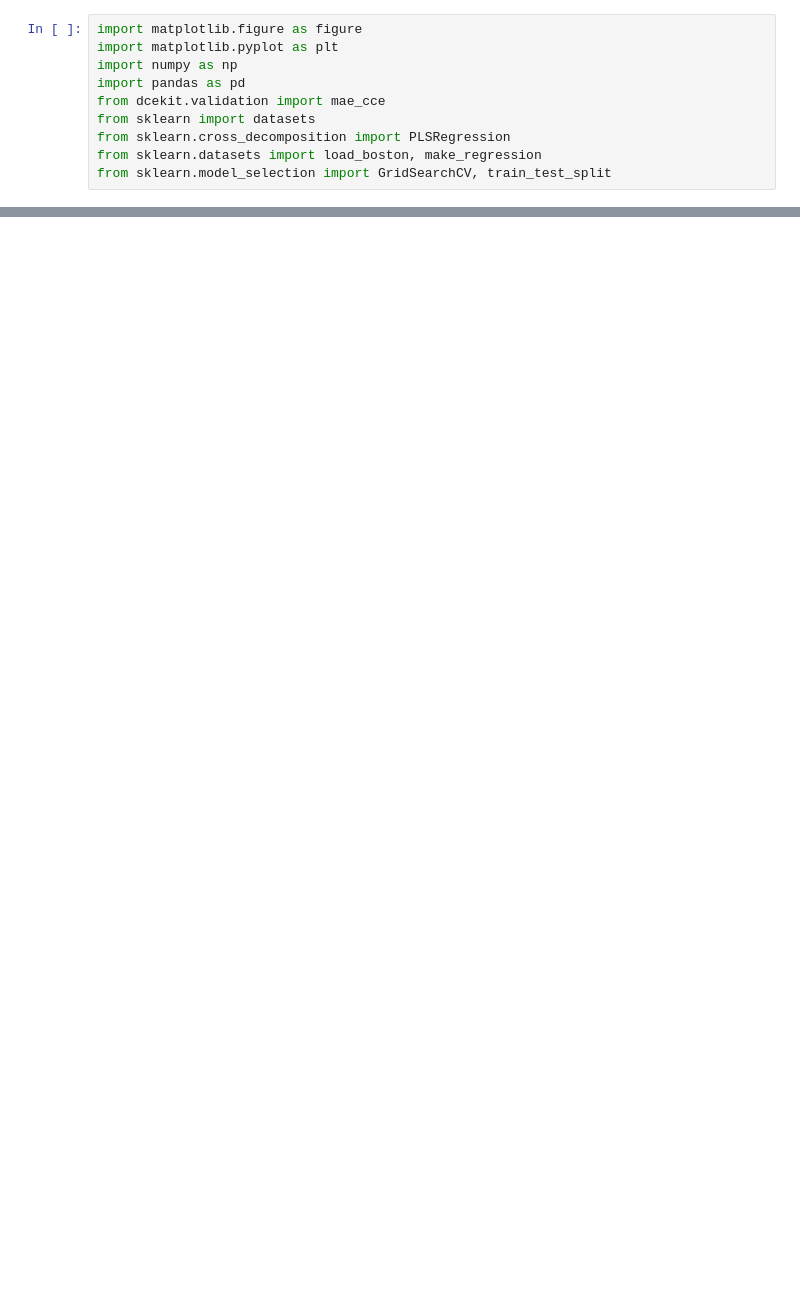
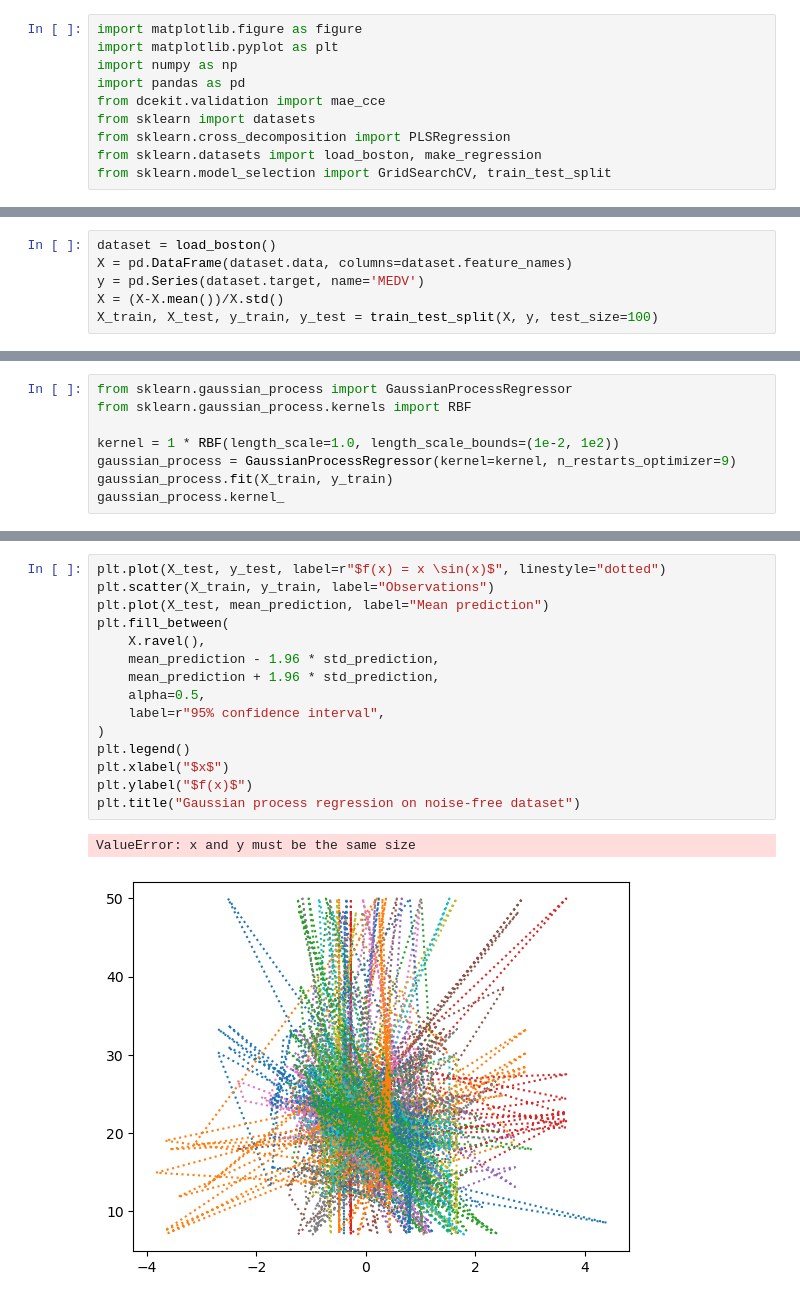
Before and after one commit to zakihir0/code, a Jupyter notebook: test.ipynb, the cells around one changed output, grey strips where cells are left out. Drawn from its saved outputs; the diff is of its cells as text; blank space fills up the shorter version.

```diff
--- a/test.ipynb
+++ b/test.ipynb
@@ -172,0 +342,6 @@ MAEp: 0.6865089734406576
+# %%
+dataset = load_boston()
+X = pd.DataFrame(dataset.data, columns=dataset.feature_names)
+y = pd.Series(dataset.target, name='MEDV')
+X = (X-X.mean())/X.std()
+X_train, X_test, y_train, y_test = train_test_split(X, y, test_size=100)
@@ -172,0 +366,8 @@ MAEp: 0.6865089734406576
+# %%
+from sklearn.gaussian_process import GaussianProcessRegressor
+from sklearn.gaussian_process.kernels import RBF
+
+kernel = 1 * RBF(length_scale=1.0, length_scale_bounds=(1e-2, 1e2))
+gaussian_process = GaussianProcessRegressor(kernel=kernel, n_restarts_optimizer=9)
+gaussian_process.fit(X_train, y_train)
+gaussian_process.kernel_
@@ -172,0 +395,18 @@ MAEp: 0.6865089734406576
+# %%
+plt.plot(X_test, y_test, label=r"$f(x) = x \sin(x)$", linestyle="dotted")
+plt.scatter(X_train, y_train, label="Observations")
+plt.plot(X_test, mean_prediction, label="Mean prediction")
+plt.fill_between(
+    X.ravel(),
+    mean_prediction - 1.96 * std_prediction,
+    mean_prediction + 1.96 * std_prediction,
+    alpha=0.5,
+    label=r"95% confidence interval",
+)
+plt.legend()
+plt.xlabel("$x$")
+plt.ylabel("$f(x)$")
+plt.title("Gaussian process regression on noise-free dataset")
+# %% [output]
+ValueError: x and y must be the same size
+[figure, added]
```
Also changed, not shown: parts of 20 cells of this notebook.
